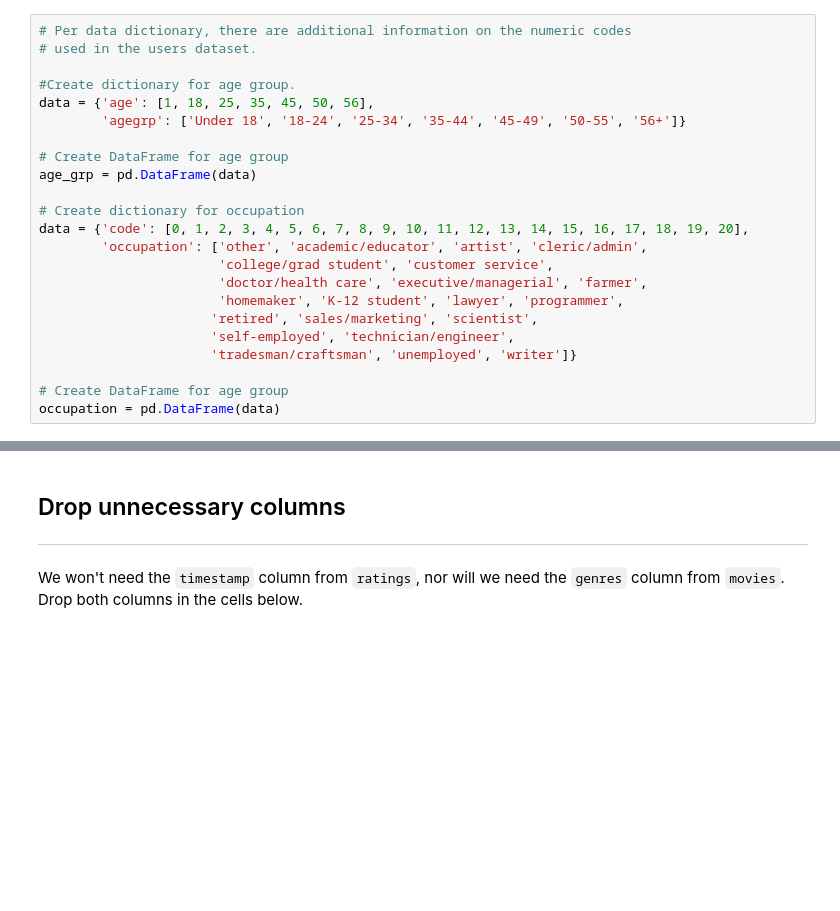
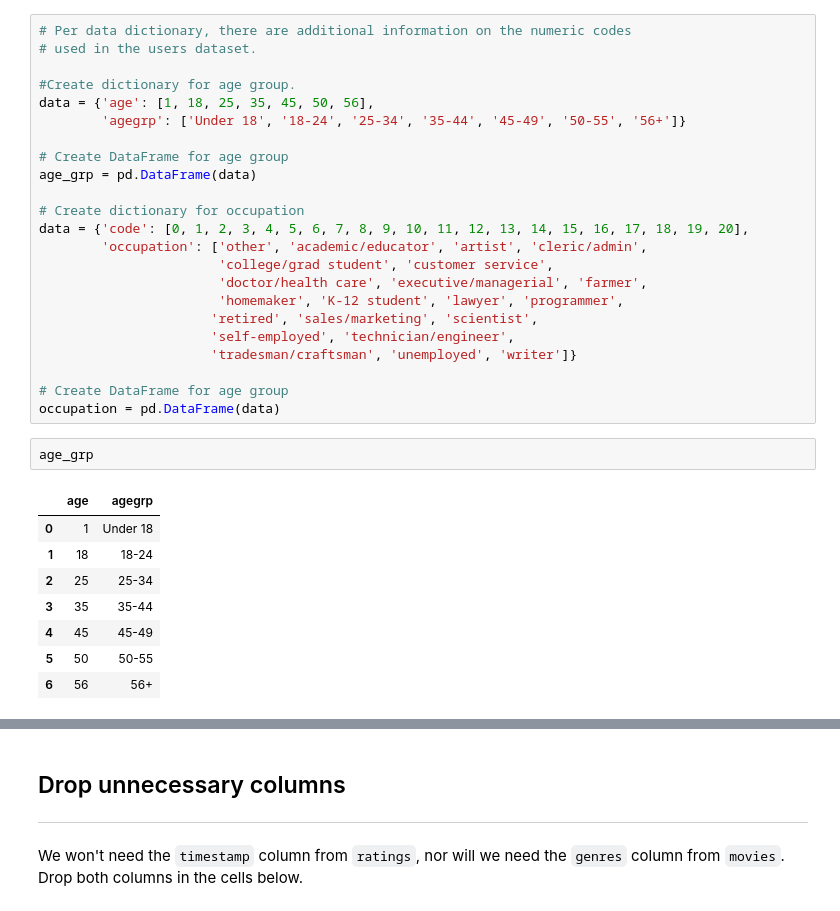
Before and after one commit to HongDavis/General-Assembly-Projects, a Jupyter notebook: Capstone/Capstone.ipynb, the cells around one changed output, grey strips where cells are left out. Saved outputs shown, nothing was run; the diff lists cells and outputs as text; blank space fills up the shorter version.

```diff
--- a/Capstone/Capstone.ipynb
+++ b/Capstone/Capstone.ipynb
@@ -123,3 +177,14 @@ data = {'code': [0, 1, 2, 3, 4, 5, 6, 7, 8, 9, 10, 11, 12, 13, 14, 15, 16, 17, 1
 
 # Create DataFrame for age group
 occupation = pd.DataFrame(data)
+# %%
+age_grp
+# %% [output]
+|  | age | agegrp |
+| 0 | 1 | Under 18 |
+| 1 | 18 | 18-24 |
+| 2 | 25 | 25-34 |
+| 3 | 35 | 35-44 |
+| 4 | 45 | 45-49 |
+| 5 | 50 | 50-55 |
+| 6 | 56 | 56+ |
```
Also changed, not shown: parts of 20 cells of this notebook.
